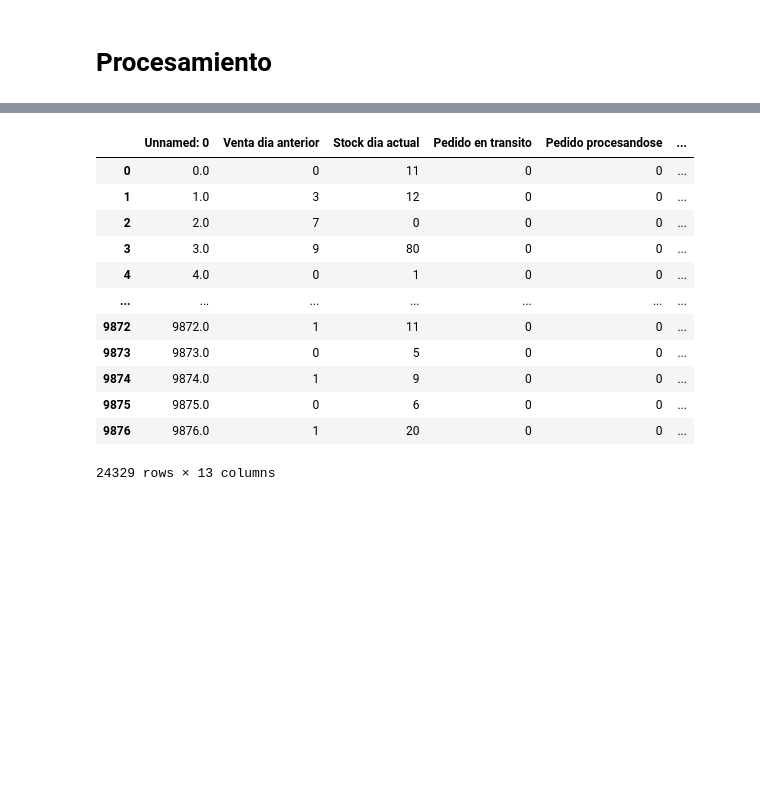
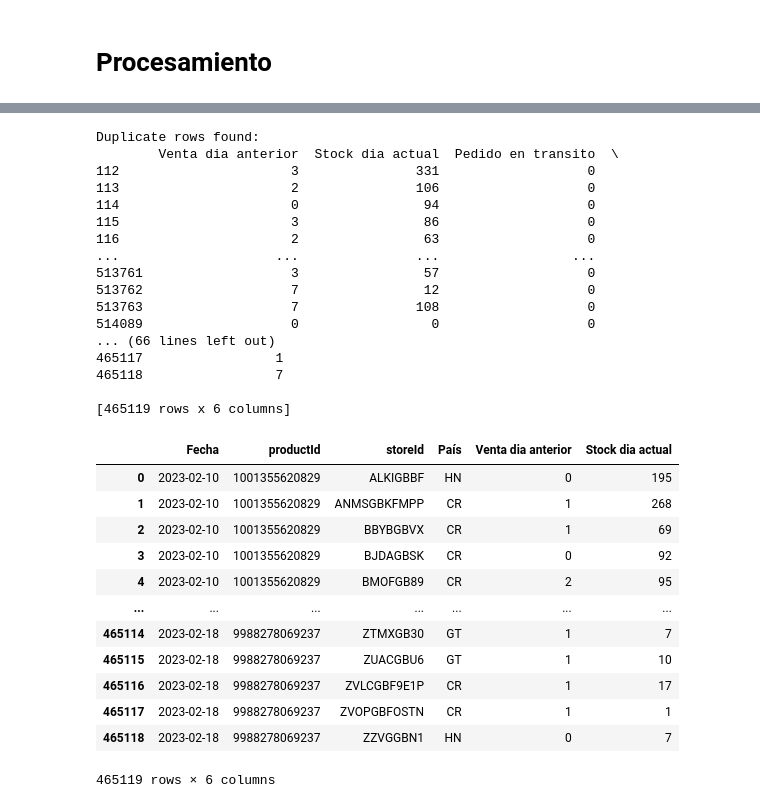
Before and after one commit to gdvr/retail_classificator, a Jupyter notebook: analyisis/analysis.ipynb, the cells around one changed output, grey strips where cells are left out. Drawn from its saved outputs; the diff is of its cells as text; code cells hidden in the pictures; blank space fills up the shorter version.

```diff
--- a/analyisis/analysis.ipynb
+++ b/analyisis/analysis.ipynb
@@ -77,0 +79,8 @@ Processed C:\Users\gerda\Documentos_NoDrive\Maestria\2024\4to Trimestre\Product
+# %%
+catalogDescription = read_text_file("C:/Users/gerda/Documentos_NoDrive/Maestria/2024/4to Trimestre/Product Developtment/Proyecto final/retail_classificator/analyisis/products.xlsx")
+storeDescription = read_text_file("C:/Users/gerda/Documentos_NoDrive/Maestria/2024/4to Trimestre/Product Developtment/Proyecto final/retail_classificator/analyisis/stores.xlsx")
+categoryDescription = read_text_file("C:/Users/gerda/Documentos_NoDrive/Maestria/2024/4to Trimestre/Product Developtment/Proyecto final/retail_classificator/analyisis/categories.xlsx")
+catalogDescription['productId'] = (catalogDescription['productId']).astype(str)
+catalogDescription['OriginalBarCode'] = (catalogDescription['OriginalBarCode']).astype(str)
+catalogDescription['OriginalBarCode'] = catalogDescription['OriginalBarCode'].apply(lambda x: x.rstrip(".0") if x.endswith(".0") else x)
+catalogDescription
@@ -77,0 +104,7 @@ Processed C:\Users\gerda\Documentos_NoDrive\Maestria\2024\4to Trimestre\Product
+# %%
+df_test = data.copy()
+
+joined_df = pd.merge(df_test,catalogDescription,how='left',left_on='Código Barra CP',right_on='OriginalBarCode')
+joined_df = pd.merge(joined_df,storeDescription,how='left',left_on='Store Nbr',right_on='OriginalStoreCode')
+joined_df = pd.merge(joined_df,categoryDescription,how='left',left_on='SubBrand CP',right_on='OriginalCategory')
+joined_df
@@ -77,0 +136,9 @@ Processed C:\Users\gerda\Documentos_NoDrive\Maestria\2024\4to Trimestre\Product
+# %%
+joined_df = joined_df[['Promedio Rotación Semanal','Inv On Hand','Inv en Tránsito','Inv preparandose en CD','productDescription','productId','storeId','storeDescription','categoryId','País','Fecha','Semana']]
+
+joined_df = joined_df.rename(columns={"Promedio Rotación Semanal": "Venta dia anterior",
+                            "Inv On Hand": "Stock dia actual",
+                            "Inv en Tránsito": "Pedido en transito",
+                            "Inv preparandose en CD": "Pedido procesandose"
+                            })
+joined_df
@@ -78 +159,3 @@ Processed C:\Users\gerda\Documentos_NoDrive\Maestria\2024\4to Trimestre\Product
+# %%
+df_test = joined_df.copy()
 # %%
@@ -94,37 +177,54 @@ data[(data['Stock dia actual'] > 0) & (data['Venta dia anterior'] > 0)]
 # %%
 #df['Date'] = pd.to_datetime(df['Date'])
-df_test = data.copy()
+#df_test = data.copy()
 
 # Identify duplicate rows based on Date, productId, and storeId
-duplicates = df_test.duplicated(subset=['Fecha', 'productId', 'storeId'], keep=False)
+duplicates = df_test.duplicated(subset=['Fecha', 'productId', 'storeId','País'], keep=False)
 
 if duplicates.any():
     print("Duplicate rows found:")
     print(df_test[duplicates])
 
     # Resolve duplicates by grouping and aggregating
     df_test = (
-        df_test.groupby(['Fecha', 'productId', 'storeId'], as_index=False)
+        df_test.groupby(['Fecha', 'productId', 'storeId','País'], as_index=False)
         .agg({'Venta dia anterior': 'sum', 'Stock dia actual': 'sum'})
     )
     print("Duplicates resolved. Cleaned data:")
     print(df_test)
 
 # Set the index to 'Date' for further processing
 #df_test.set_index('Fecha', inplace=True)
 df_test
 # %% [output]
+Duplicate rows found:
+        Venta dia anterior  Stock dia actual  Pedido en transito  \
+112                      3               331                   0
+113                      2               106                   0
+114                      0                94                   0
+115                      3                86                   0
+116                      2                63                   0
+...                    ...               ...                 ...
+513761                   3                57                   0
+513762                   7                12                   0
+513763                   7               108                   0
+514089                   0                 0                   0
+... (66 lines left out)
+465117                 1
+465118                 7
+
+[465119 rows x 6 columns]
-|  | Unnamed: 0 | Venta dia anterior | Stock dia actual | Pedido en transito | Pedido procesandose | ... |
-| 0 | 0.0 | 0 | 11 | 0 | 0 | ... |
-| 1 | 1.0 | 3 | 12 | 0 | 0 | ... |
-| 2 | 2.0 | 7 | 0 | 0 | 0 | ... |
-| 3 | 3.0 | 9 | 80 | 0 | 0 | ... |
-| 4 | 4.0 | 0 | 1 | 0 | 0 | ... |
+|  | Fecha | productId | storeId | País | Venta dia anterior | Stock dia actual |
+| 0 | 2023-02-10 | 1001355620829 | ALKIGBBF | HN | 0 | 195 |
+| 1 | 2023-02-10 | 1001355620829 | ANMSGBKFMPP | CR | 1 | 268 |
+| 2 | 2023-02-10 | 1001355620829 | BBYBGBVX | CR | 1 | 69 |
+| 3 | 2023-02-10 | 1001355620829 | BJDAGBSK | CR | 0 | 92 |
+| 4 | 2023-02-10 | 1001355620829 | BMOFGB89 | CR | 2 | 95 |
 | ... | ... | ... | ... | ... | ... | ... |
-| 9872 | 9872.0 | 1 | 11 | 0 | 0 | ... |
-| 9873 | 9873.0 | 0 | 5 | 0 | 0 | ... |
-| 9874 | 9874.0 | 1 | 9 | 0 | 0 | ... |
-| 9875 | 9875.0 | 0 | 6 | 0 | 0 | ... |
-| 9876 | 9876.0 | 1 | 20 | 0 | 0 | ... |
+| 465114 | 2023-02-18 | 9988278069237 | ZTMXGB30 | GT | 1 | 7 |
+| 465115 | 2023-02-18 | 9988278069237 | ZUACGBU6 | GT | 1 | 10 |
+| 465116 | 2023-02-18 | 9988278069237 | ZVLCGBF9E1P | CR | 1 | 17 |
+| 465117 | 2023-02-18 | 9988278069237 | ZVOPGBFOSTN | CR | 1 | 1 |
+| 465118 | 2023-02-18 | 9988278069237 | ZZVGGBN1 | HN | 0 | 7 |
-24329 rows × 13 columns
+465119 rows × 6 columns
 # %%
```
Also changed, not shown: parts of 31 cells of this notebook, 1 other file.
